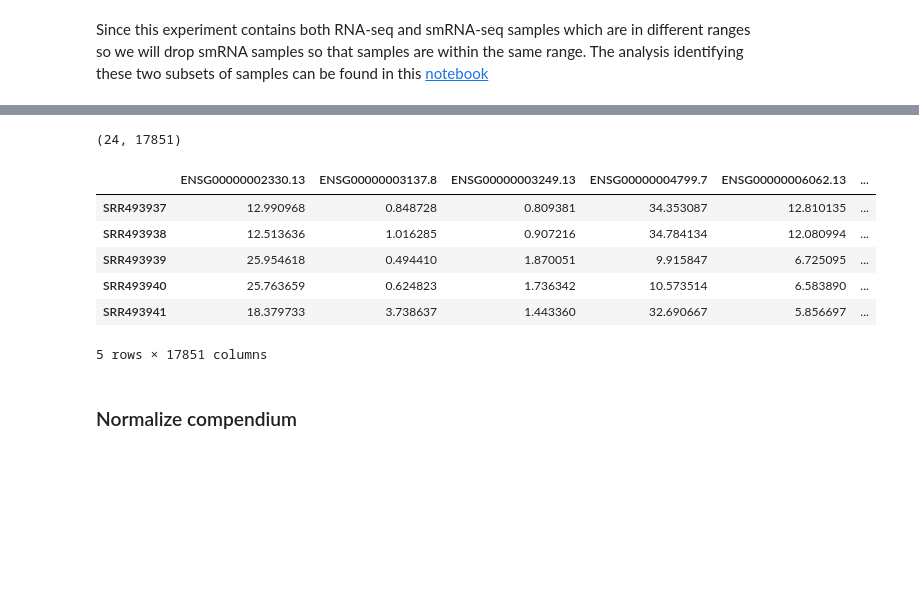
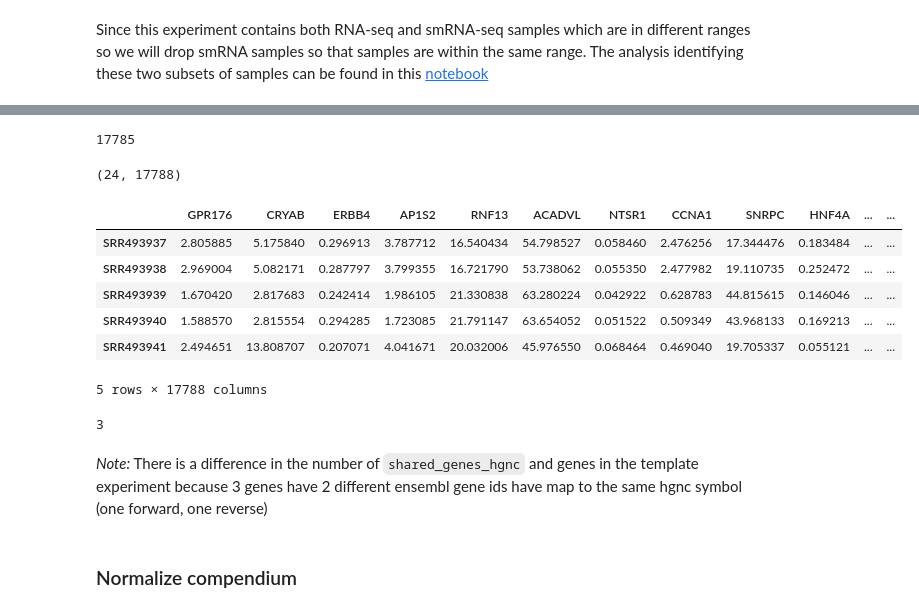
Before and after one commit to greenelab/simulate-expression-compendia, a Jupyter notebook: Rank_pathways/1_process_data.ipynb, the cells around one changed output, grey strips where cells are left out. Drawn from its saved outputs; the diff is of its cells as text; code cells hidden in the pictures; blank space fills up the shorter version.

```diff
--- a/Rank_pathways/1_process_data.ipynb
+++ b/Rank_pathways/1_process_data.ipynb
@@ -214,2 +192,6 @@ outfile.close()
 # %% [markdown]
 Since this experiment contains both RNA-seq and smRNA-seq samples which are in different ranges so we will drop smRNA samples so that samples are within the same range. The analysis identifying these two subsets of samples can be found in this [notebook](0_explore_input_data.ipynb)
+# %%
+# Replace ensembl ids with gene symbols
+template_data = utils.replace_ensembl_ids(template_data,
+                                          gene_id_mapping)
@@ -215,0 +208,7 @@ Since this experiment contains both RNA-seq and smRNA-seq samples which are in d
+# %%
+# Get intersection of gene lists
+our_gene_ids_hgnc = template_data.columns
+shared_genes_hgnc = list(set(our_gene_ids_hgnc).intersection(published_generic_genes))
+print(len(shared_genes_hgnc))
+# %% [output]
+17785
@@ -232,19 +240,25 @@ smRNA_samples = ["SRR493961",
 template_data = template_data.drop(smRNA_samples)
 # %%
 # Drop genes
-template_data = template_data[shared_genes]
+template_data = template_data[shared_genes_hgnc]
 
 print(template_data.shape)
 template_data.head()
 # %% [output]
-(24, 17851)
+(24, 17788)
-|  | ENSG00000002330.13 | ENSG00000003137.8 | ENSG00000003249.13 | ENSG00000004799.7 | ENSG00000006062.13 | ... |
-| SRR493937 | 12.990968 | 0.848728 | 0.809381 | 34.353087 | 12.810135 | ... |
-| SRR493938 | 12.513636 | 1.016285 | 0.907216 | 34.784134 | 12.080994 | ... |
-| SRR493939 | 25.954618 | 0.494410 | 1.870051 | 9.915847 | 6.725095 | ... |
-| SRR493940 | 25.763659 | 0.624823 | 1.736342 | 10.573514 | 6.583890 | ... |
-| SRR493941 | 18.379733 | 3.738637 | 1.443360 | 32.690667 | 5.856697 | ... |
+|  | GPR176 | CRYAB | ERBB4 | AP1S2 | RNF13 | ACADVL | NTSR1 | CCNA1 | SNRPC | HNF4A | ... | ... |
+| SRR493937 | 2.805885 | 5.175840 | 0.296913 | 3.787712 | 16.540434 | 54.798527 | 0.058460 | 2.476256 | 17.344476 | 0.183484 | ... | ... |
+| SRR493938 | 2.969004 | 5.082171 | 0.287797 | 3.799355 | 16.721790 | 53.738062 | 0.055350 | 2.477982 | 19.110735 | 0.252472 | ... | ... |
+| SRR493939 | 1.670420 | 2.817683 | 0.242414 | 1.986105 | 21.330838 | 63.280224 | 0.042922 | 0.628783 | 44.815615 | 0.146046 | ... | ... |
+| SRR493940 | 1.588570 | 2.815554 | 0.294285 | 1.723085 | 21.791147 | 63.654052 | 0.051522 | 0.509349 | 43.968133 | 0.169213 | ... | ... |
+| SRR493941 | 2.494651 | 13.808707 | 0.207071 | 4.041671 | 20.032006 | 45.976550 | 0.068464 | 0.469040 | 19.705337 | 0.055121 | ... | ... |
-5 rows × 17851 columns
+5 rows × 17788 columns
+# %%
+print(len(template_data.columns) - len(shared_genes_hgnc))
+# %% [output]
+3
+# %% [markdown]
+*Note:* There is a difference in the number of `shared_genes_hgnc` and genes in the template experiment because 3 genes have 2 different ensembl gene ids have map to the same hgnc symbol (one forward, one reverse)
 # %%
 # Save
 template_data.to_csv(template_data_file, float_format='%.5f', sep='\t')
```
Also changed, not shown: parts of 11 cells of this notebook, 8 other files.
